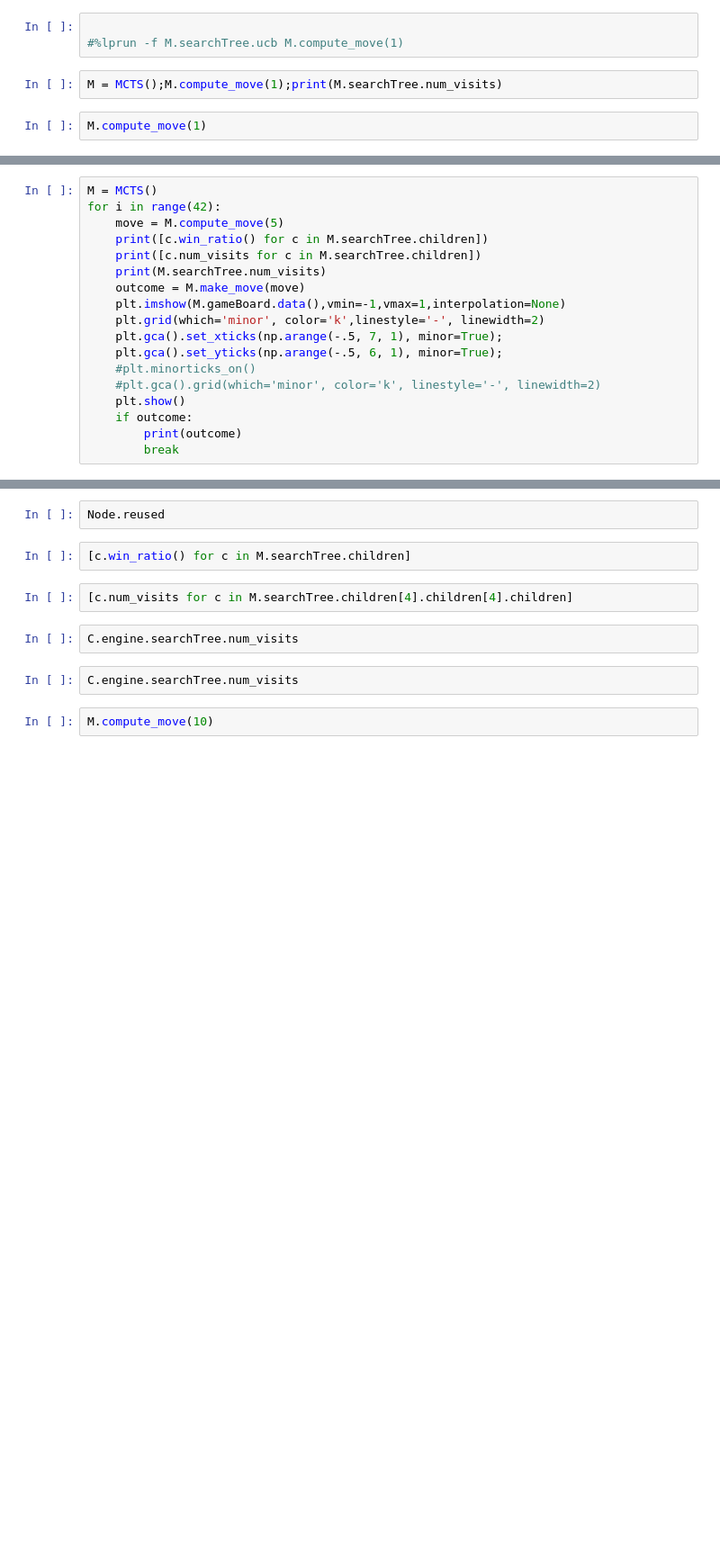
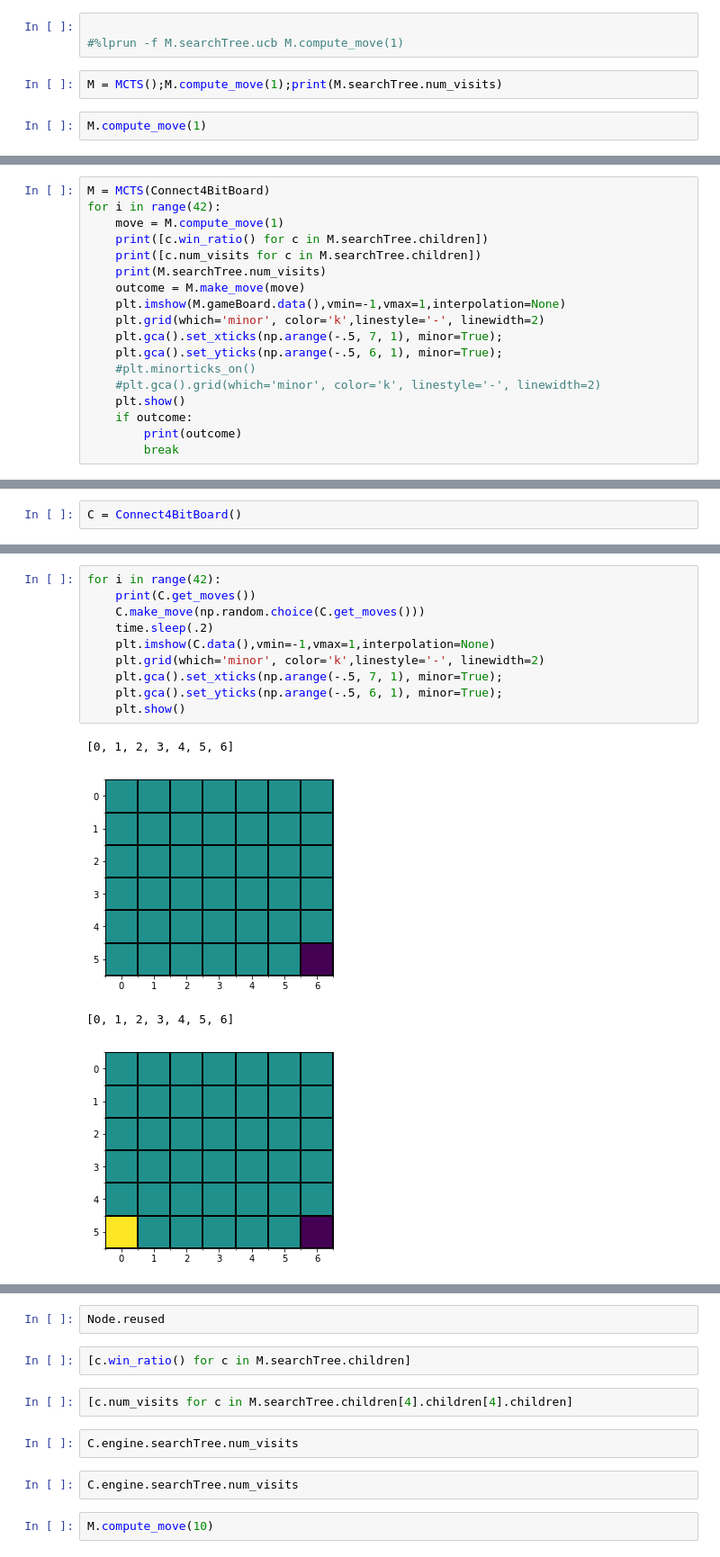
Before and after one commit to mfinzi/OMGchess, a Jupyter notebook: testing.ipynb, the cells around one changed output, grey strips where cells are left out. Shown at 90% size. Cells and saved outputs as stored; diff of their text form; blank space fills up the shorter version.

Commit message:
fixed bug where ai would cheat by playing out of bounds, added plotting between moves

```diff
--- a/testing.ipynb
+++ b/testing.ipynb
@@ -50,7 +41,7 @@ Node.num_rollouts
 # %%
-M = MCTS()
+M = MCTS(Connect4BitBoard)
 for i in range(42):
-    move = M.compute_move(5)
+    move = M.compute_move(1)
     print([c.win_ratio() for c in M.searchTree.children])
     print([c.num_visits for c in M.searchTree.children])
     print(M.searchTree.num_visits)
@@ -69,0 +59,2 @@ print(M.searchTree.win_ratio())
+# %%
+C = Connect4BitBoard()
@@ -69,0 +63,15 @@ print(M.searchTree.win_ratio())
+# %%
+for i in range(42):
+    print(C.get_moves())
+    C.make_move(np.random.choice(C.get_moves()))
+    time.sleep(.2)
+    plt.imshow(C.data(),vmin=-1,vmax=1,interpolation=None)
+    plt.grid(which='minor', color='k',linestyle='-', linewidth=2)
+    plt.gca().set_xticks(np.arange(-.5, 7, 1), minor=True);
+    plt.gca().set_yticks(np.arange(-.5, 6, 1), minor=True);
+    plt.show()
+# %% [output]
+[0, 1, 2, 3, 4, 5, 6]
+[figure, added]
+[0, 1, 2, 3, 4, 5, 6]
+[figure, added]
```
Also changed, not shown: parts of 13 cells of this notebook, 3 other files.
